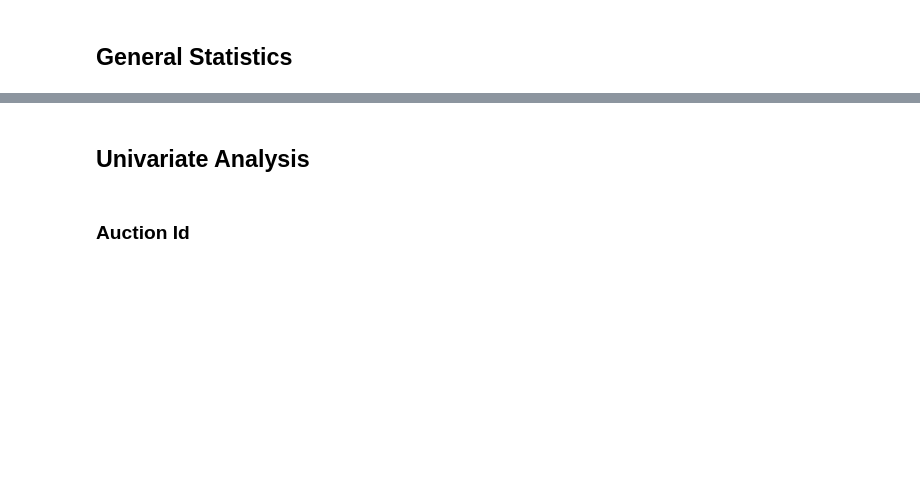
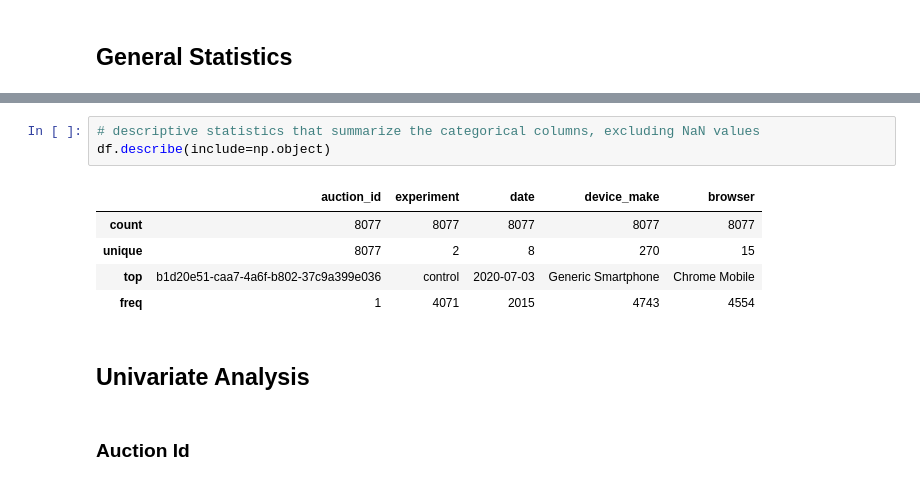
Before and after one commit to Yonas-T/ab_testing, a Jupyter notebook: notebooks/data_exploration.ipynb, the cells around one changed output, grey strips where cells are left out. Cells and saved outputs as stored; diff of their text form; blank space fills up the shorter version.

```diff
--- a/notebooks/data_exploration.ipynb
+++ b/notebooks/data_exploration.ipynb
@@ -33,3 +71,12 @@ df.describe()
+# %%
+# descriptive statistics that summarize the categorical columns, excluding NaN values
+df.describe(include=np.object)
+# %% [output]
+|  | auction_id | experiment | date | device_make | browser |
+| count | 8077 | 8077 | 8077 | 8077 | 8077 |
+| unique | 8077 | 2 | 8 | 270 | 15 |
+| top | b1d20e51-caa7-4a6f-b802-37c9a399e036 | control | 2020-07-03 | Generic Smartphone | Chrome Mobile |
+| freq | 1 | 4071 | 2015 | 4743 | 4554 |
 # %% [markdown]
 <h2>Univariate Analysis</h2>
 # %% [markdown]
```
Also changed, not shown: parts of 28 cells of this notebook.
